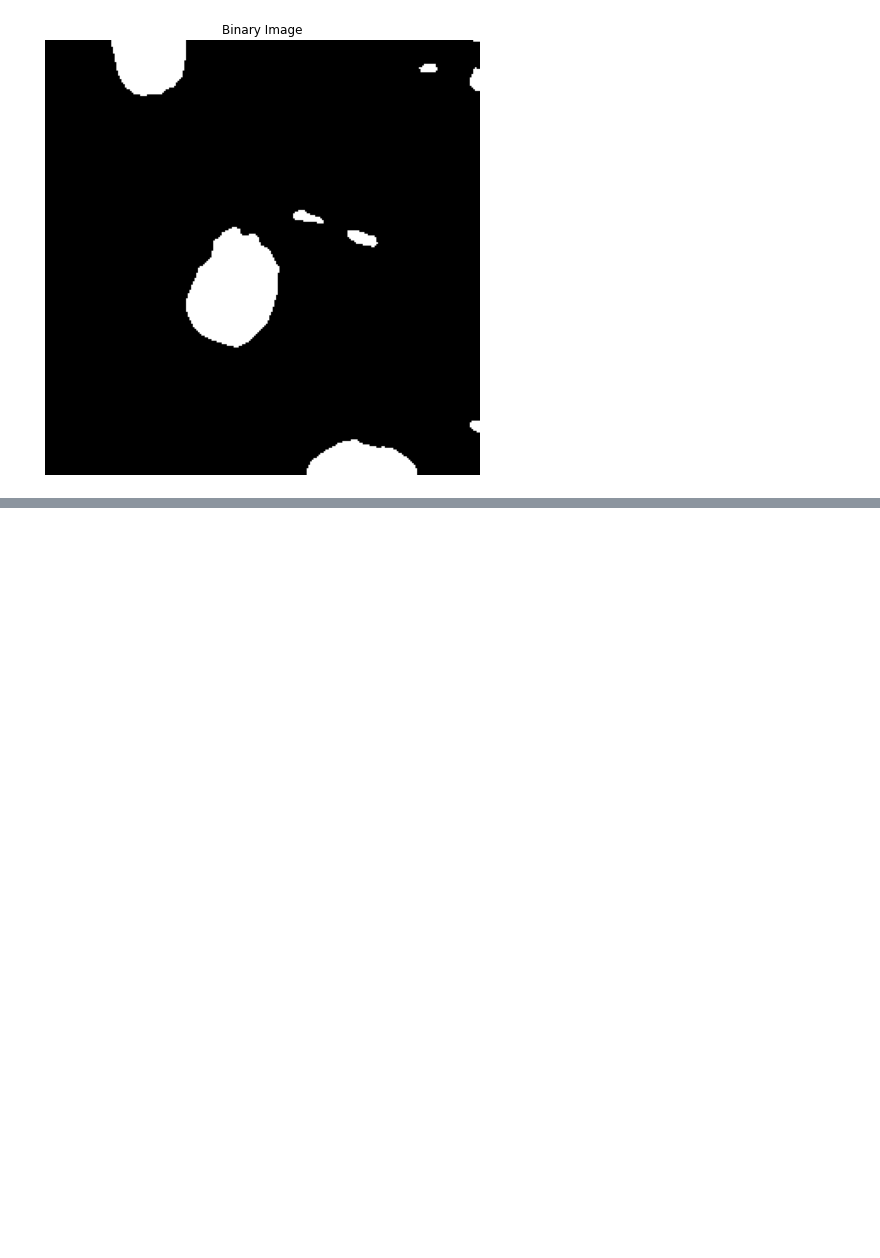
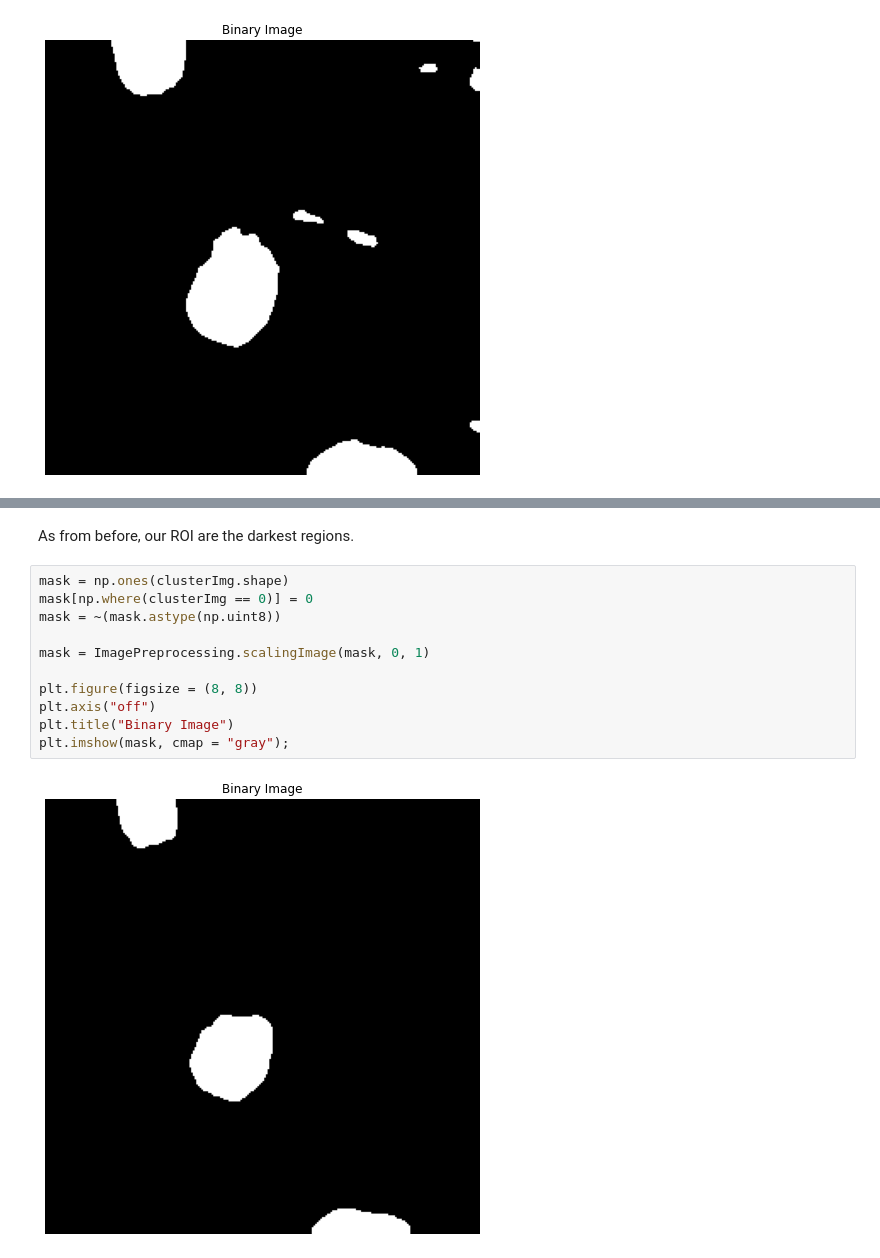
Before and after one commit to brenoslivio/SegmentationCellCycles, a Jupyter notebook: SegCellCycles.ipynb, the cells around one changed output, grey strips where cells are left out. Saved outputs shown, nothing was run; the diff lists cells and outputs as text; blank space fills up the shorter version.

```diff
--- a/SegCellCycles.ipynb
+++ b/SegCellCycles.ipynb
@@ -110,0 +167,15 @@ plt.imshow(mask, cmap = "gray");
+# %% [markdown]
+As from before, our ROI are the darkest regions.
+# %%
+mask = np.ones(clusterImg.shape)
+mask[np.where(clusterImg == 0)] = 0
+mask = ~(mask.astype(np.uint8))
+
+mask = ImagePreprocessing.scalingImage(mask, 0, 1)
+
+plt.figure(figsize = (8, 8))
+plt.axis("off")
+plt.title("Binary Image")
+plt.imshow(mask, cmap = "gray");
+# %% [output]
+[figure, added]
```
Also changed, not shown: parts of 14 cells of this notebook.
